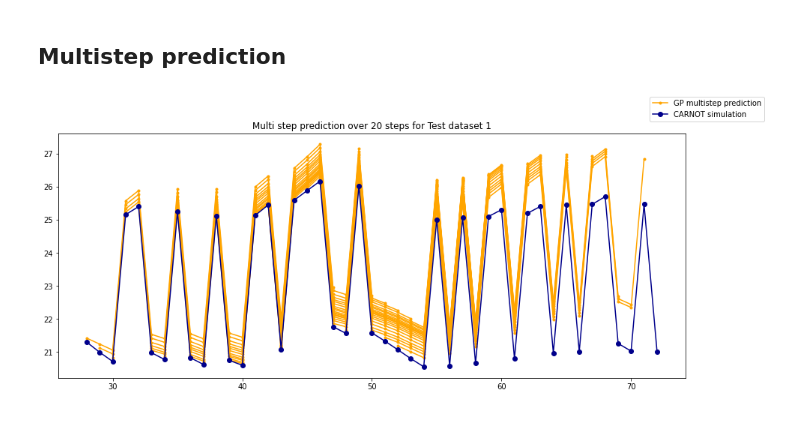
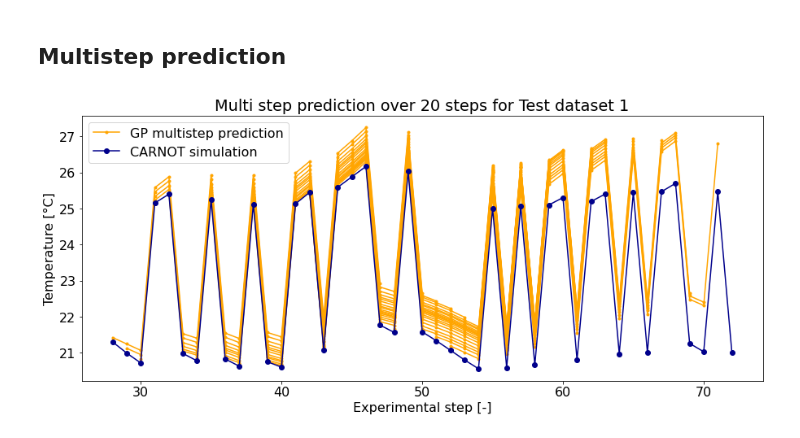
Before and after one commit to Radu-C-Martin/Master-Project, a Jupyter notebook: Notebooks/39_svgp_hyperparameter_estimation.ipynb, the cells around one changed output. Cells and saved outputs as stored; diff of their text form; code cells hidden in the pictures.

```diff
--- a/Notebooks/39_svgp_hyperparameter_estimation.ipynb
+++ b/Notebooks/39_svgp_hyperparameter_estimation.ipynb
@@ -16,6 +16,7 @@ import matplotlib.pyplot as plt
 # %%
 %matplotlib inline
 plt.rcParams["figure.figsize"] = (15, 6)
+plt.rcParams.update({'font.size': 16})
 # %% [markdown]
 Gaussian Process Regression
 # %%
@@ -305,6 +314,9 @@ for idx, df_iter in enumerate(dfs_gpr_train):
         alpha = 0.2
     )
     plt.title(f"Model Performance on training data: {train_exps[idx]}")
-    plt.legend()
+    plt.ylabel("Temperature [°C]")
+    plt.legend(loc = 'upper right')
+
+ax[-1].set_xlabel("Experimental step [-]")
 plt.savefig(f"../Thesis/Plots/SVGP_{w_lags}{u_lags}{y_lags}_training_performance.pdf", bbox_inches='tight')
 # %% [output]
@@ -341,7 +353,7 @@ test_rmse = 0
 test_lpd = 0
 test_msll = 0
 
-plt.figure(figsize = (20, 20))
+fig, ax = plt.subplots(3, 1, figsize=(20, 20))
 
 for idx, df_iter in enumerate(dfs_gpr_test):
     plt.subplot(nb_plts, 1, idx + 1)
@@ -373,6 +385,9 @@ for idx, df_iter in enumerate(dfs_gpr_test):
         alpha = 0.2
     )
     plt.title(f"Model Performance on test data: {test_exps[idx]}")
-    plt.legend()
+    plt.ylabel("Temperature [°C]")
+    plt.legend(loc = 'upper right')
+
+ax[-1].set_xlabel("Experimental step [-]")
 plt.savefig(f"../Thesis/Plots/SVGP_{w_lags}{u_lags}{y_lags}_test_performance.pdf", bbox_inches='tight')
 # %% [output]
@@ -583,30 +598,34 @@ N_pred = 20
 # %%
 fig, ax = plt.subplots()
 
 y_name = dict_cols['y'][1][0]
 for idx in range(start_idx, start_idx + nb_predictions):
     df_iter = df_input.iloc[idx:(idx + N_pred)].copy()
     for idxx in range(N_pred - 1):
         idx_old = df_iter.index[idxx]
         idx_new = df_iter.index[idxx+1]
         mean, var = m.predict_f(df_iter.loc[idx_old, :].to_numpy().reshape(1, -1))
         df_iter.loc[idx_new, f'{y_name}_1'] = mean.numpy().flatten()
         for lag in range(2, dict_cols['y'][0] + 1):
             df_iter.loc[idx_new, f"{y_name}_{lag}"] = df_iter.loc[idx_old, f"{y_name}_{lag-1}"]
 
     mean_iter, var_iter = m.predict_f(df_iter.to_numpy())
     mean_iter = scaler_helper.inverse_scale_output(mean_iter)
     plt.plot(df_iter.index, mean_iter, '.-', label = 'GP multistep prediction', color = 'orange')
 scaled_index = df_output.iloc[start_idx:start_idx + nb_predictions + N_pred].index
 scaled_measurement = scaler_helper.inverse_scale_output(df_output.iloc[start_idx:start_idx + nb_predictions + N_pred])
 plt.plot(scaled_index, scaled_measurement, 'o-', label = 'CARNOT simulation', color = 'darkblue')
 
 
 handles, labels = ax.get_legend_handles_labels()
 idx = np.sort(np.unique(np.array(labels), return_index=True)[1])
-fig.legend(np.array(handles)[idx], np.array(labels)[idx])
+plt.legend(np.array(handles)[idx], np.array(labels)[idx], loc = 'upper left')
+
+plt.ylabel("Temperature [°C]")
+
+ax.set_xlabel("Experimental step [-]")
 
 plt.title(f"Multi step prediction over {N_pred} steps for Test dataset {test_dataset_idx}")
 plt.savefig(f"../Thesis/Plots/SVGP_{w_lags}{u_lags}{y_lags}_test_prediction_{N_pred}_steps.pdf")
 # %% [output]
-[figure, old version]
+[figure, new version]
```
Also changed, not shown: parts of 6 cells of this notebook, 24 other files.
